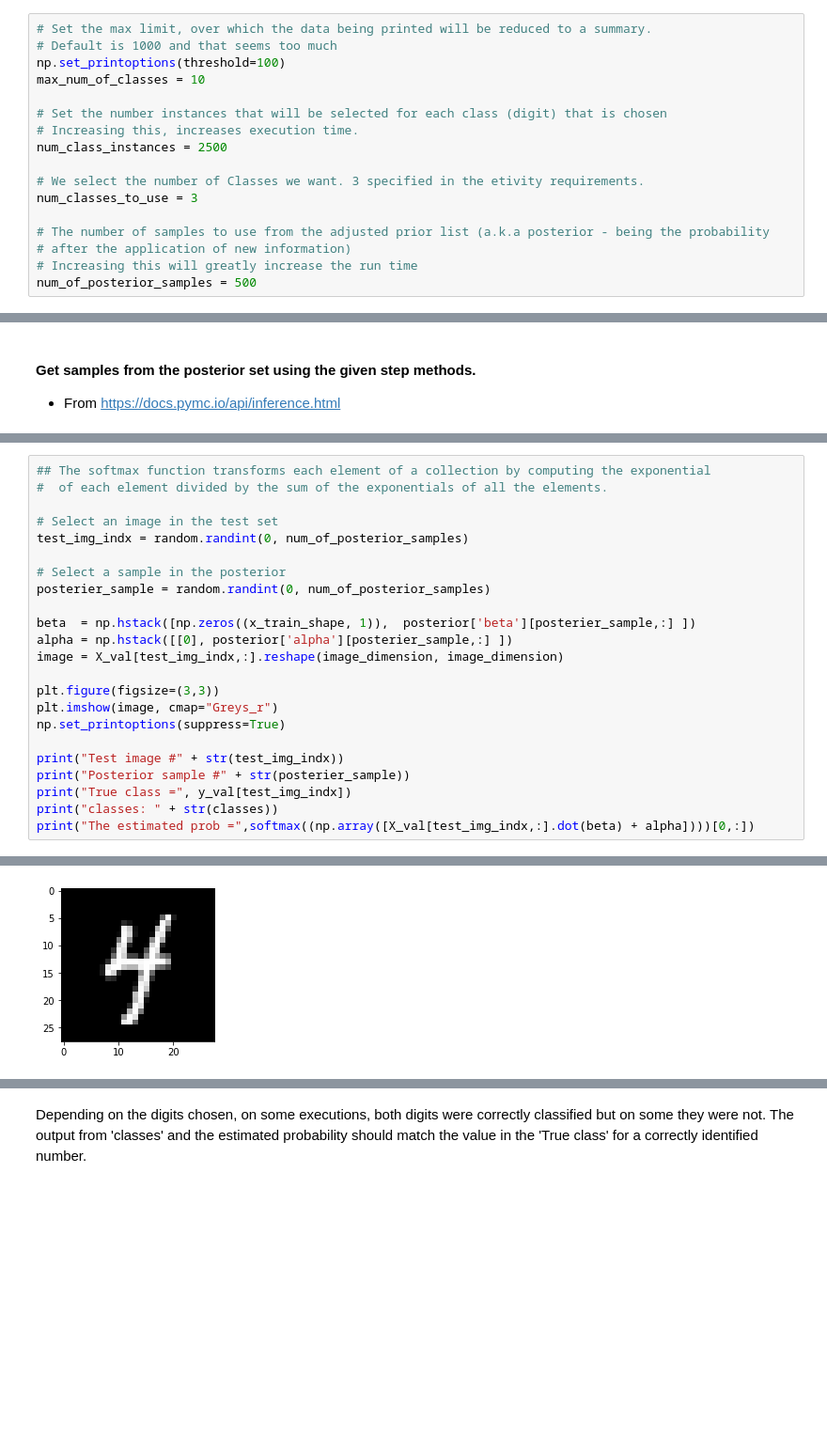
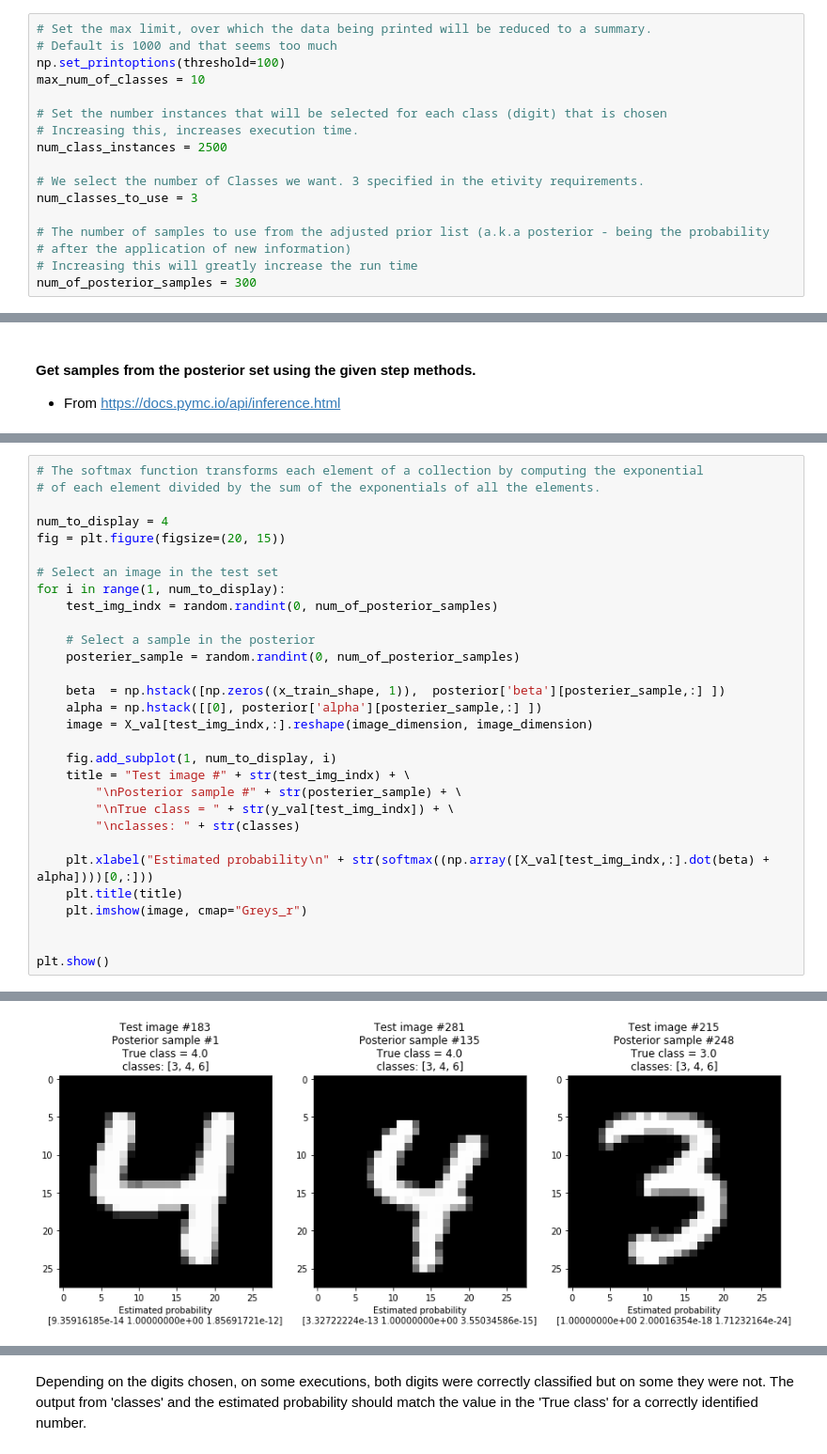
Before and after one commit to 9309888/ET5003-Group-2, a Jupyter notebook: ET5003_Etivity1_JohnHayes_9309888.ipynb, the cells around one changed output, grey strips where cells are left out. Shown: that part at 94% size. Drawn from its saved outputs; the diff is of its cells as text; blank space fills up the shorter version.

```diff
--- a/ET5003_Etivity1_JohnHayes_9309888.ipynb
+++ b/ET5003_Etivity1_JohnHayes_9309888.ipynb
@@ -238,7 +232,7 @@ num_classes_to_use = 3
 # The number of samples to use from the adjusted prior list (a.k.a posterior - being the probability
 # after the application of new information)
 # Increasing this will greatly increase the run time
-num_of_posterior_samples = 500
+num_of_posterior_samples = 300
 # %% [markdown]
 ### Dataset <a id='dataset'></a>
 
@@ -756,25 +749,32 @@ posterior = approx10k.sample(draws=num_of_posterior_samples)
 Applying softmax will ensure that each value will be between 0 and 1, and they will add up to 1, so that they can be interpreted as probabilities.
 # %%
-## The softmax function transforms each element of a collection by computing the exponential
-#  of each element divided by the sum of the exponentials of all the elements.
+# The softmax function transforms each element of a collection by computing the exponential
+# of each element divided by the sum of the exponentials of all the elements.
+
+num_to_display = 4
+fig = plt.figure(figsize=(20, 15))
 
 # Select an image in the test set
-test_img_indx = random.randint(0, num_of_posterior_samples)
+for i in range(1, num_to_display):
+    test_img_indx = random.randint(0, num_of_posterior_samples)
 
-# Select a sample in the posterior
-posterier_sample = random.randint(0, num_of_posterior_samples)
+    # Select a sample in the posterior
+    posterier_sample = random.randint(0, num_of_posterior_samples)
 
-beta  = np.hstack([np.zeros((x_train_shape, 1)),  posterior['beta'][posterier_sample,:] ])
-alpha = np.hstack([[0], posterior['alpha'][posterier_sample,:] ])
-image = X_val[test_img_indx,:].reshape(image_dimension, image_dimension)
+    beta  = np.hstack([np.zeros((x_train_shape, 1)),  posterior['beta'][posterier_sample,:] ])
+    alpha = np.hstack([[0], posterior['alpha'][posterier_sample,:] ])
+    image = X_val[test_img_indx,:].reshape(image_dimension, image_dimension)
 
-plt.figure(figsize=(3,3))
-plt.imshow(image, cmap="Greys_r")
-np.set_printoptions(suppress=True)
+    fig.add_subplot(1, num_to_display, i)
+    title = "Test image #" + str(test_img_indx) + \
+        "\nPosterior sample #" + str(posterier_sample) + \
+        "\nTrue class = " + str(y_val[test_img_indx]) + \
+        "\nclasses: " + str(classes)
 
-print("Test image #" + str(test_img_indx))
-print("Posterior sample #" + str(posterier_sample))
-print("True class =", y_val[test_img_indx])
-print("classes: " + str(classes))
-print("The estimated prob =",softmax((np.array([X_val[test_img_indx,:].dot(beta) + alpha])))[0,:])
+    plt.xlabel("Estimated probability\n" + str(softmax((np.array([X_val[test_img_indx,:].dot(beta) + alpha])))[0,:]))
+    plt.title(title)
+    plt.imshow(image, cmap="Greys_r")
+
+
+plt.show()
 # %% [output]
@@ -786 +781 @@ The estimated prob = [0.99977082 0.00000004 0.00022914]
-[figure, old version]
+[figure, new version]
```
Also changed, not shown: parts of 58 cells of this notebook.
